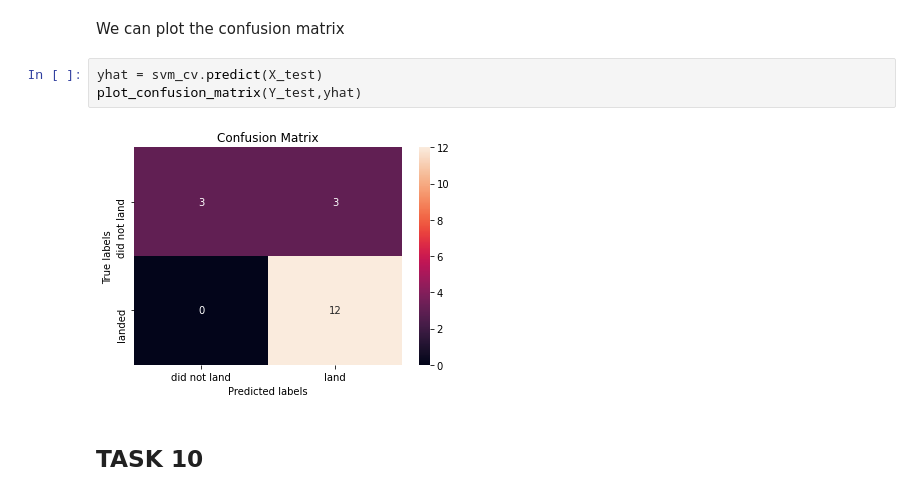
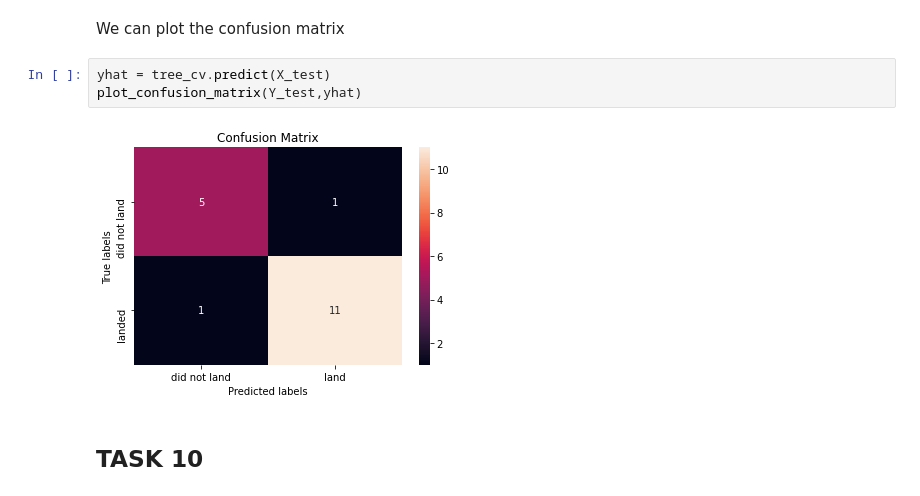
Before and after one commit to 278530283/AppliedDataScienceCapstone, a Jupyter notebook: SpaceX_Machine Learning Prediction_Part_5.ipynb, the cells around one changed output. Drawn from its saved outputs; the diff is of its cells as text.

```diff
--- a/SpaceX_Machine Learning Prediction_Part_5.ipynb
+++ b/SpaceX_Machine Learning Prediction_Part_5.ipynb
@@ -283,10 +283,10 @@ accuracy : 0.9444444444444444
 # %% [markdown]
 We can plot the confusion matrix
 # %%
-yhat = svm_cv.predict(X_test)
+yhat = tree_cv.predict(X_test)
 plot_confusion_matrix(Y_test,yhat)
 # %% [output]
-[figure, old version]
+[figure, new version]
 # %% [markdown]
 ## TASK  10
 # %% [markdown]
```
Also changed, not shown: parts of 3 cells of this notebook.
